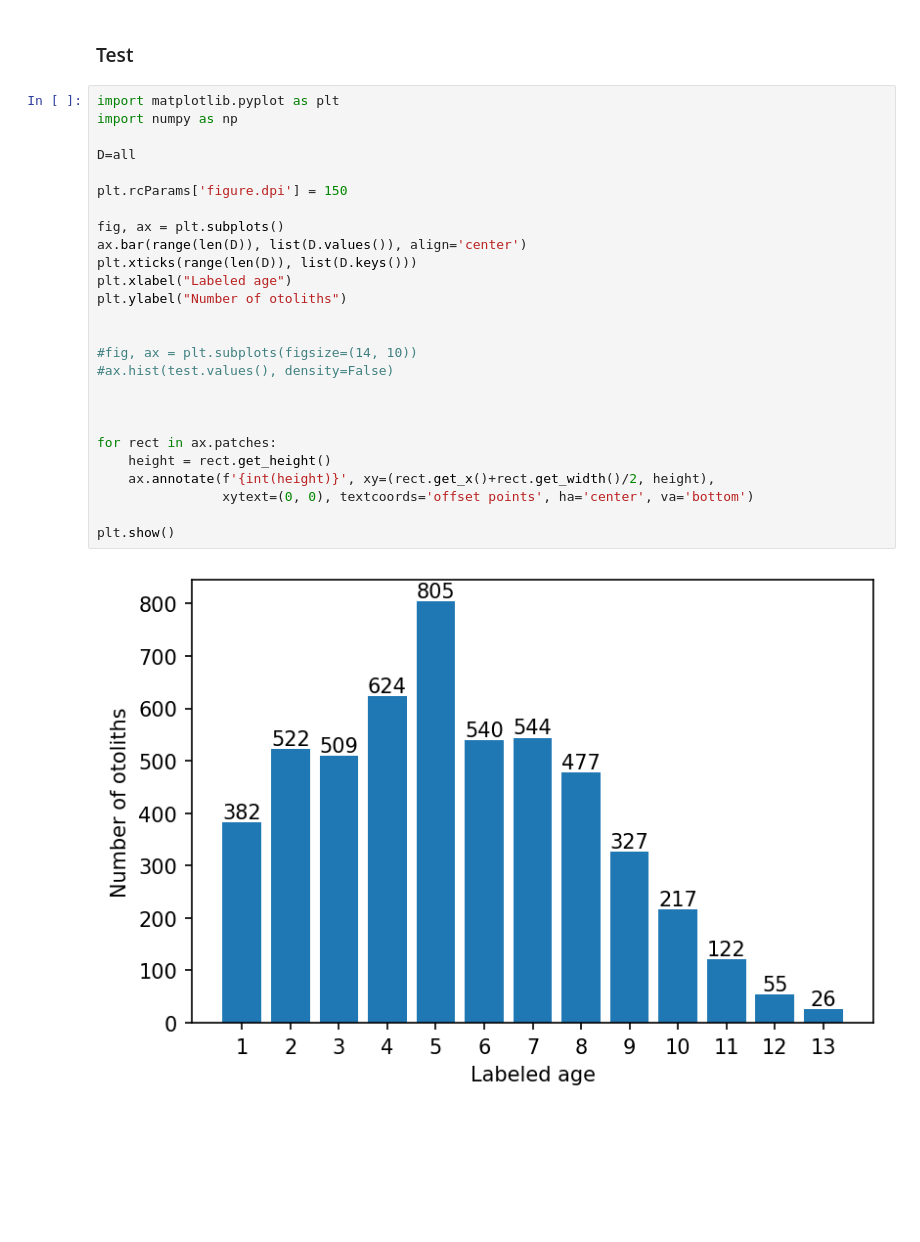
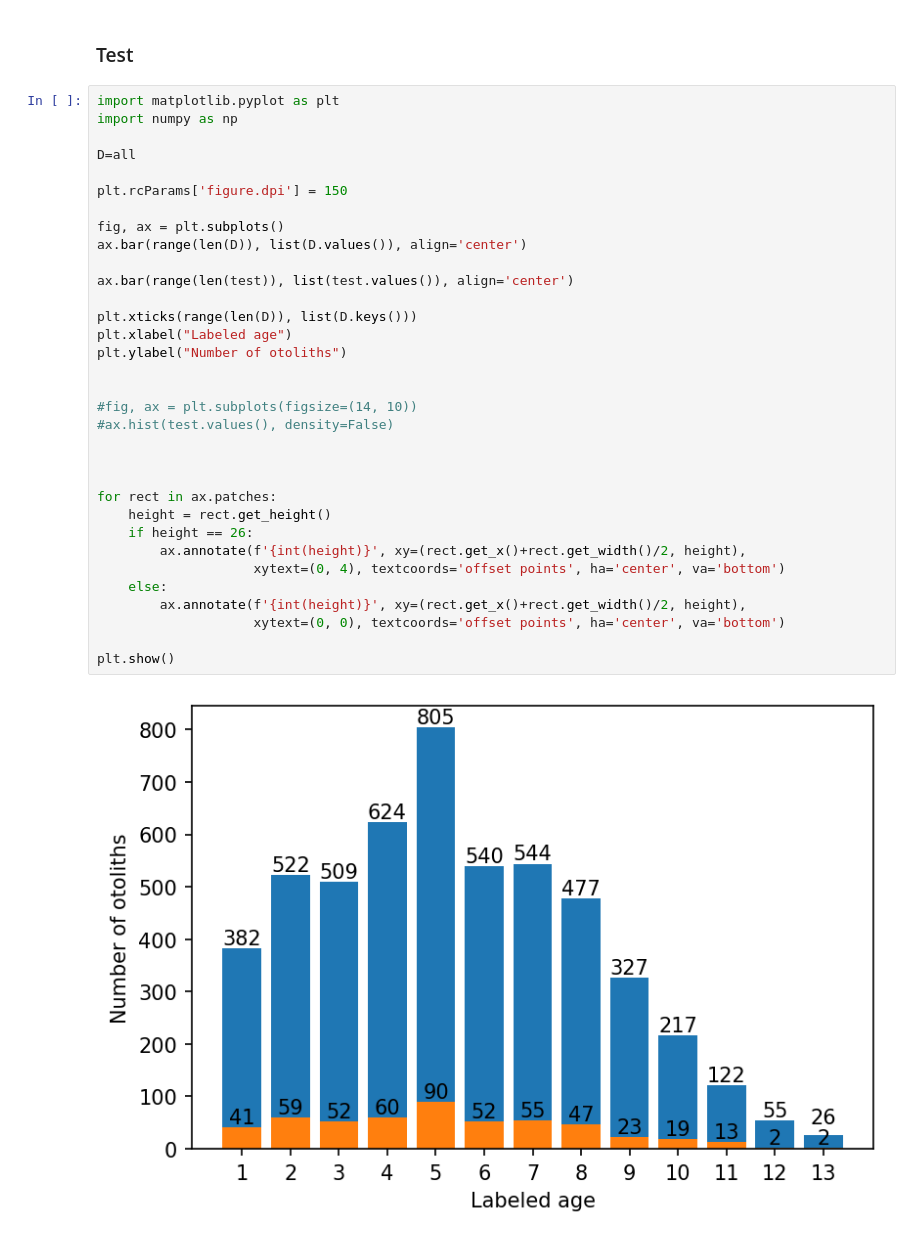
Before and after one commit to emoen/Deep-learning-for-regression-of-cod-otoliths, a Jupyter notebook: results/AgeDistribution.ipynb, the cells around one changed output. Saved outputs shown, nothing was run; the diff lists cells and outputs as text; blank space fills up the shorter version.

Commit message:
new figure for dataset and test set distributions

```diff
--- a/results/AgeDistribution.ipynb
+++ b/results/AgeDistribution.ipynb
@@ -15,28 +15,35 @@ print(sum(test.values()))
 # %%
 import matplotlib.pyplot as plt
 import numpy as np
 
 D=all
 
 plt.rcParams['figure.dpi'] = 150
 
 fig, ax = plt.subplots()
 ax.bar(range(len(D)), list(D.values()), align='center')
+
+ax.bar(range(len(test)), list(test.values()), align='center')
+
 plt.xticks(range(len(D)), list(D.keys()))
 plt.xlabel("Labeled age")
 plt.ylabel("Number of otoliths")
 
 
 #fig, ax = plt.subplots(figsize=(14, 10))
 #ax.hist(test.values(), density=False)
 
 
 
 for rect in ax.patches:
     height = rect.get_height()
-    ax.annotate(f'{int(height)}', xy=(rect.get_x()+rect.get_width()/2, height),
-                xytext=(0, 0), textcoords='offset points', ha='center', va='bottom')
+    if height == 26:
+        ax.annotate(f'{int(height)}', xy=(rect.get_x()+rect.get_width()/2, height),
+                    xytext=(0, 4), textcoords='offset points', ha='center', va='bottom')
+    else:
+        ax.annotate(f'{int(height)}', xy=(rect.get_x()+rect.get_width()/2, height),
+                    xytext=(0, 0), textcoords='offset points', ha='center', va='bottom')
 
 plt.show()
 # %% [output]
-[figure, old version]
+[figure, new version]
```
Also changed, not shown: 1 other file.
